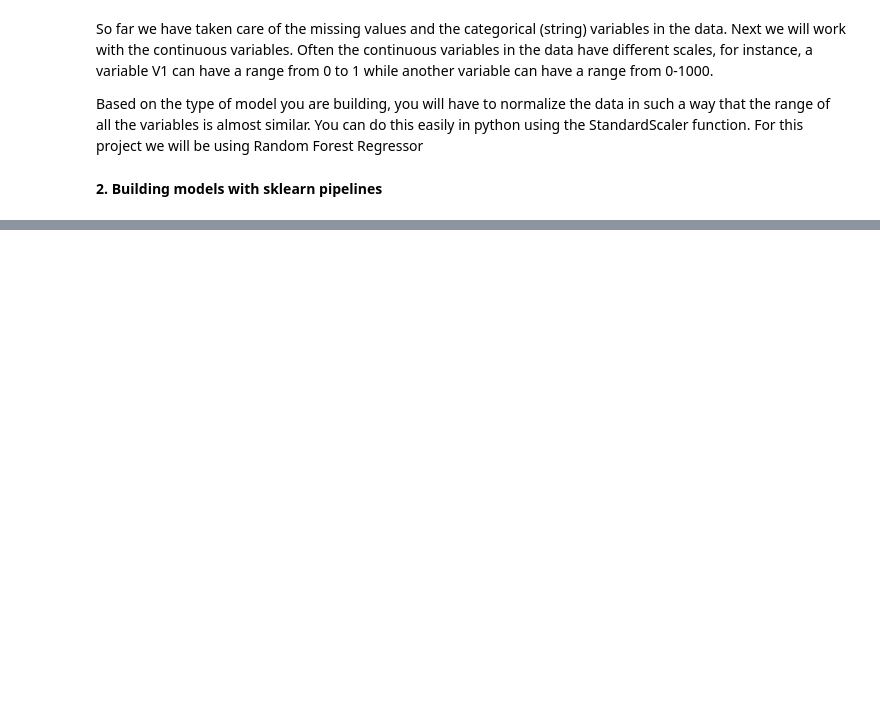
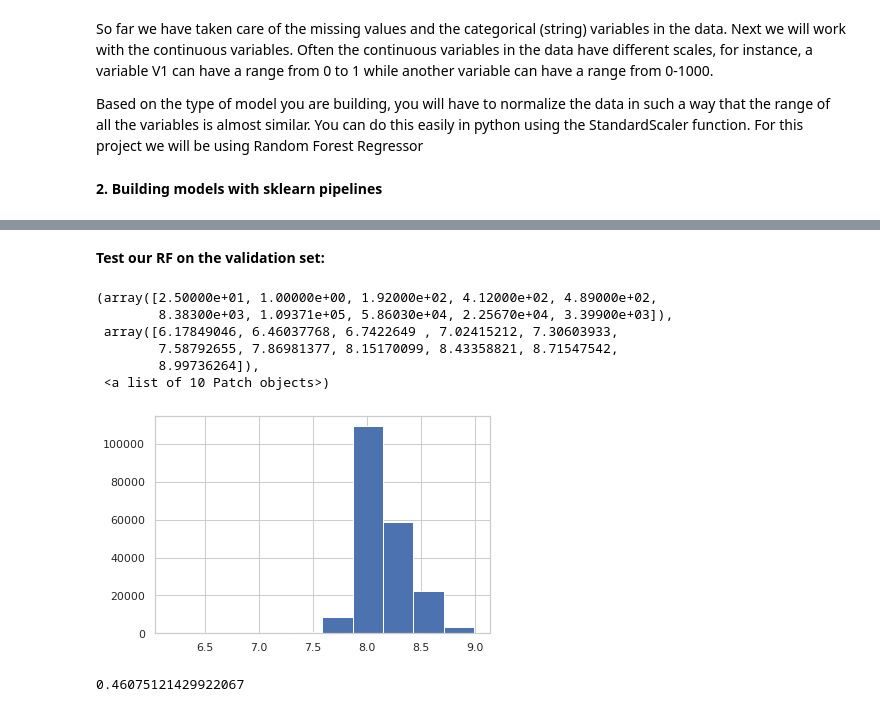
Before and after one commit to Davidelvis/Machine_Hotshots, a Jupyter notebook: scripts/Sales_prediction.ipynb, the cells around one changed output, grey strips where cells are left out. Drawn from its saved outputs; the diff is of its cells as text; code cells hidden in the pictures; blank space fills up the shorter version.

```diff
--- a/scripts/Sales_prediction.ipynb
+++ b/scripts/Sales_prediction.ipynb
@@ -255,0 +375,3 @@ train_data.Item_MRP = scaler.transform(np.array(train_data.Item_MRP).reshape(-1,
+# %%
+y = y_train.ravel()
+y_train = np.array(y).astype(int)
@@ -255,0 +410,11 @@ train_data.Item_MRP = scaler.transform(np.array(train_data.Item_MRP).reshape(-1,
+# %%
+
+params = {'max_depth':(4,6,8,10,12,14,16,20),
+         'n_estimators':(4,8,16,24,48,72,96,128),
+         'min_samples_split':(2,4,6,8,10)}
+#scoring_fnc = metrics.make_scorer(rmspe)
+#the dimensionality is high, the number of combinations we have to search is enormous, using RandomizedSearchCV
+# is a better option then GridSearchCV
+grid = model_selection.RandomizedSearchCV(estimator=RFR,param_distributions=params,cv=5,)
+#choosing 10 K-Folds makes sure i went through all of the data and didn't miss any pattern.(takes time to run but is worth doing it)
+grid.fit(X_train, y_train)
@@ -255,0 +444,37 @@ train_data.Item_MRP = scaler.transform(np.array(train_data.Item_MRP).reshape(-1,
+# %% [markdown]
+**Test our RF on the validation set:**
+# %%
+#with the optimal parameters i got let's see how it behaves with the validation set
+rfr_val=RandomForestRegressor(n_estimators=96,
+                             criterion='mse',
+                             max_depth=10,
+                             min_samples_split=10,
+                             min_samples_leaf=1,
+                             min_weight_fraction_leaf=0.0,
+                             max_features='auto',
+                             max_leaf_nodes=None,
+                             min_impurity_decrease=0.0,
+                             min_impurity_split=None,
+                             bootstrap=True,
+                             oob_score=False,
+                             n_jobs=4, #setting n_jobs to 4 makes sure you're using the full potential of the machine you're running the training on
+                             random_state=None,
+                             verbose=0,
+                             warm_start=False)
+model_RF_test=rfr_val.fit(X_train,y_train)
+# %%
+result=model_RF_test.predict(X_train_test)
+# %%
+plt.hist(result)
+# %% [output]
+(array([2.50000e+01, 1.00000e+00, 1.92000e+02, 4.12000e+02, 4.89000e+02,
+        8.38300e+03, 1.09371e+05, 5.86030e+04, 2.25670e+04, 3.39900e+03]),
+ array([6.17849046, 6.46037768, 6.7422649 , 7.02415212, 7.30603933,
+        7.58792655, 7.86981377, 8.15170099, 8.43358821, 8.71547542,
+        8.99736264]),
+ <a list of 10 Patch objects>)
+[figure, added]
+# %%
+mean_squared_error(y_train_test,result)
+# %% [output]
+0.46075121429922067
```
Also changed, not shown: parts of 37 cells of this notebook.
